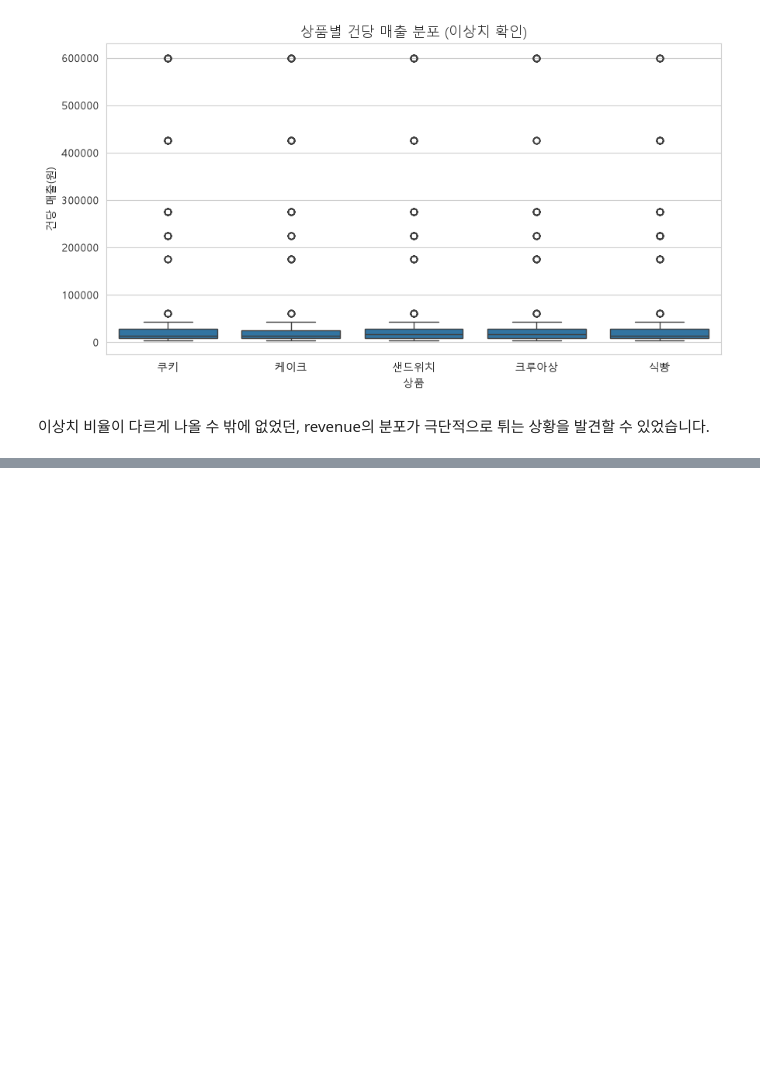
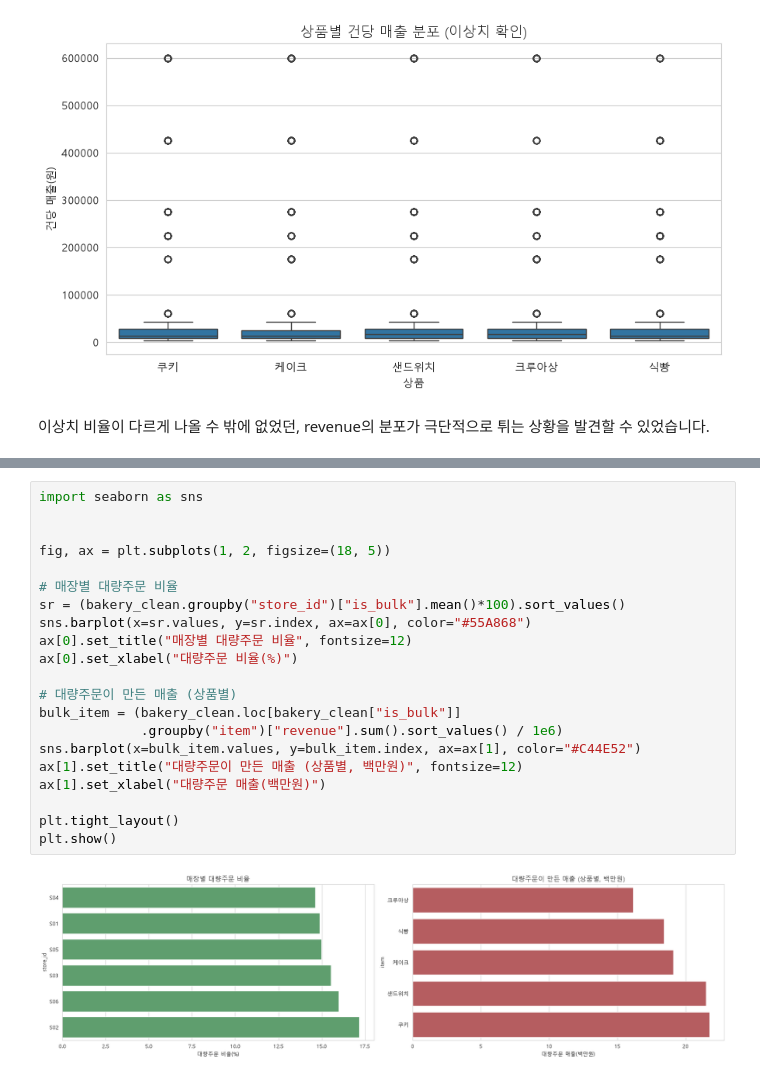
Before and after one commit to hansanghun0925-star/ai-data-bootcamp, a Jupyter notebook: D009/D009_capstone.ipynb, the cells around one changed output, grey strips where cells are left out. Saved outputs shown, nothing was run; the diff lists cells and outputs as text; blank space fills up the shorter version.

```diff
--- a/D009/D009_capstone.ipynb
+++ b/D009/D009_capstone.ipynb
@@ -366,0 +394,23 @@ plt.show()
+# %%
+import seaborn as sns
+
+
+fig, ax = plt.subplots(1, 2, figsize=(18, 5))
+
+# 매장별 대량주문 비율
+sr = (bakery_clean.groupby("store_id")["is_bulk"].mean()*100).sort_values()
+sns.barplot(x=sr.values, y=sr.index, ax=ax[0], color="#55A868")
+ax[0].set_title("매장별 대량주문 비율", fontsize=12)
+ax[0].set_xlabel("대량주문 비율(%)")
+
+# 대량주문이 만든 매출 (상품별)
+bulk_item = (bakery_clean.loc[bakery_clean["is_bulk"]]
+             .groupby("item")["revenue"].sum().sort_values() / 1e6)
+sns.barplot(x=bulk_item.values, y=bulk_item.index, ax=ax[1], color="#C44E52")
+ax[1].set_title("대량주문이 만든 매출 (상품별, 백만원)", fontsize=12)
+ax[1].set_xlabel("대량주문 매출(백만원)")
+
+plt.tight_layout()
+plt.show()
+# %% [output]
+[figure, added]
```
Also changed, not shown: parts of 1 cell of this notebook.
